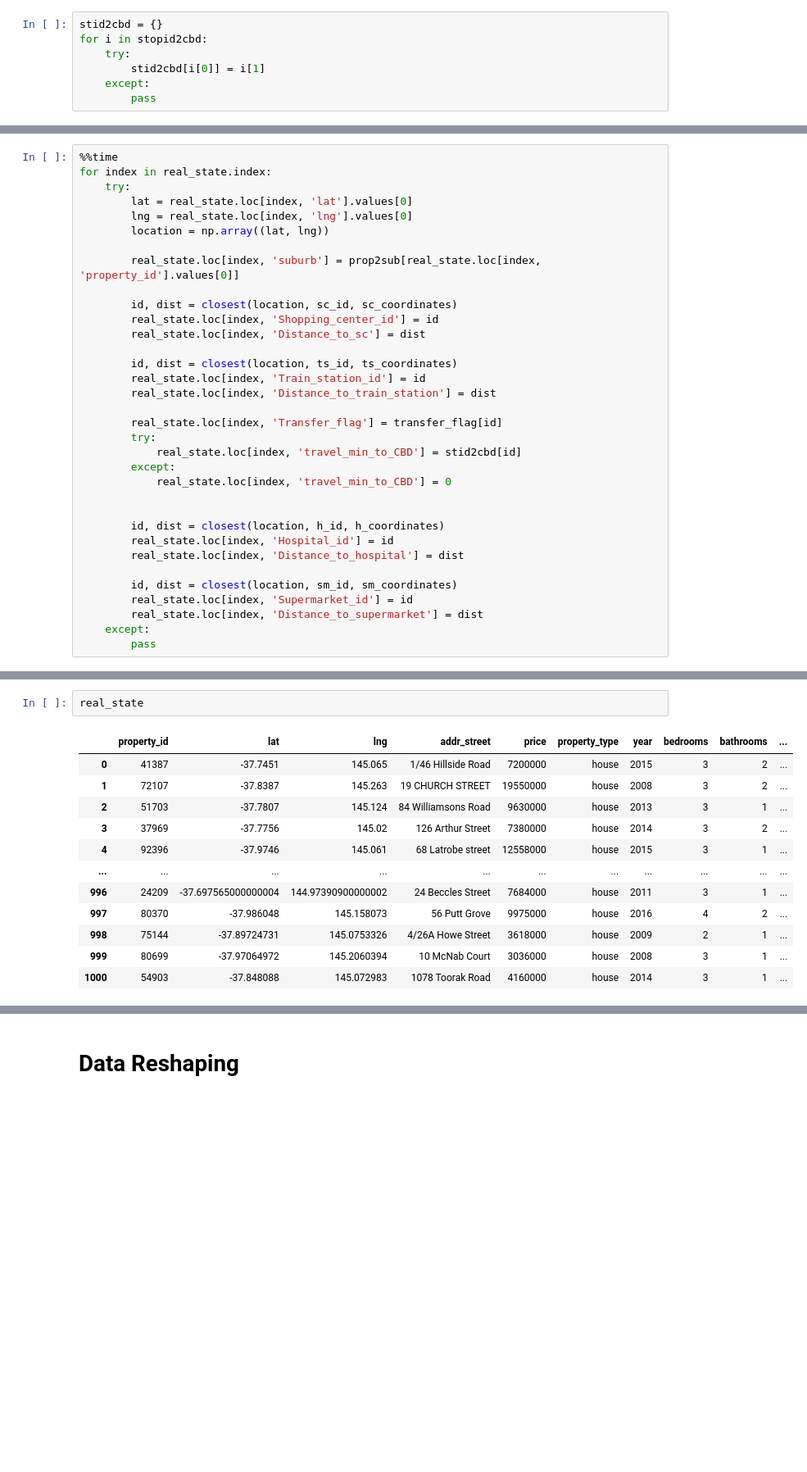
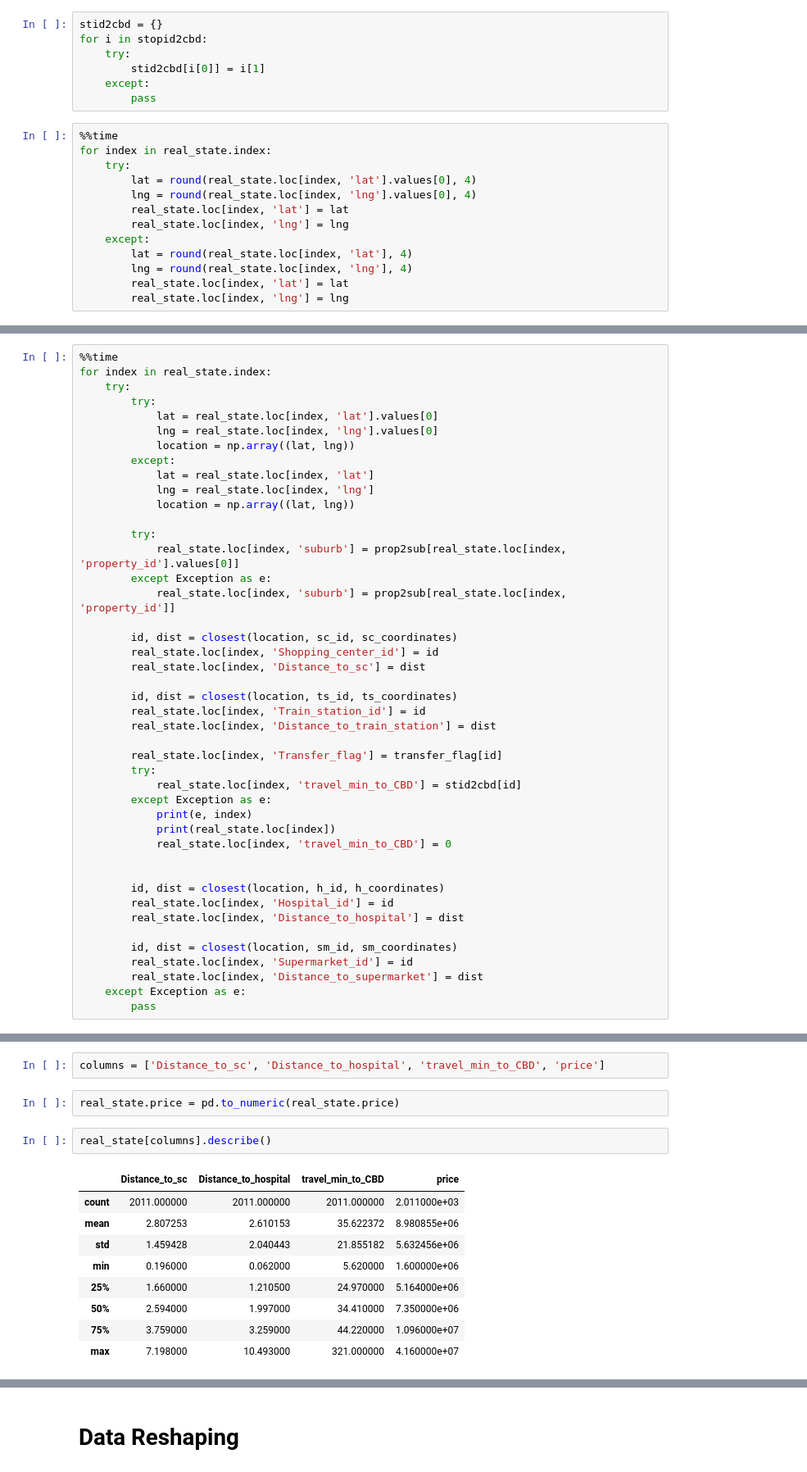
Before and after one commit to saiashirwad/ishan_dw, a Jupyter notebook: A3/A3.ipynb, the cells around one changed output, grey strips where cells are left out. Shown: that part at 82% size. Saved outputs shown, nothing was run; the diff lists cells and outputs as text; blank space fills up the shorter version.

```diff
--- a/A3/A3.ipynb
+++ b/A3/A3.ipynb
@@ -245,3 +243,16 @@ for i in stopid2cbd:
         stid2cbd[i[0]] = i[1]
     except:
         pass
+# %%
+%%time
+for index in real_state.index:
+    try:
+        lat = round(real_state.loc[index, 'lat'].values[0], 4)
+        lng = round(real_state.loc[index, 'lng'].values[0], 4)
+        real_state.loc[index, 'lat'] = lat
+        real_state.loc[index, 'lng'] = lng
+    except:
+        lat = round(real_state.loc[index, 'lat'], 4)
+        lng = round(real_state.loc[index, 'lng'], 4)
+        real_state.loc[index, 'lat'] = lat
+        real_state.loc[index, 'lng'] = lng
@@ -249,11 +263,19 @@ for i in stopid2cbd:
 %%time
 for index in real_state.index:
     try:
-        lat = real_state.loc[index, 'lat'].values[0]
-        lng = real_state.loc[index, 'lng'].values[0]
-        location = np.array((lat, lng))
+        try:
+            lat = real_state.loc[index, 'lat'].values[0]
+            lng = real_state.loc[index, 'lng'].values[0]
+            location = np.array((lat, lng))
+        except:
+            lat = real_state.loc[index, 'lat']
+            lng = real_state.loc[index, 'lng']
+            location = np.array((lat, lng))
 
-        real_state.loc[index, 'suburb'] = prop2sub[real_state.loc[index, 'property_id'].values[0]]
+        try:
+            real_state.loc[index, 'suburb'] = prop2sub[real_state.loc[index, 'property_id'].values[0]]
+        except Exception as e:
+            real_state.loc[index, 'suburb'] = prop2sub[real_state.loc[index, 'property_id']]
 
         id, dist = closest(location, sc_id, sc_coordinates)
         real_state.loc[index, 'Shopping_center_id'] = id
@@ -266,7 +288,9 @@ for index in real_state.index:
         real_state.loc[index, 'Transfer_flag'] = transfer_flag[id]
         try:
             real_state.loc[index, 'travel_min_to_CBD'] = stid2cbd[id]
-        except:
+        except Exception as e:
+            print(e, index)
+            print(real_state.loc[index])
             real_state.loc[index, 'travel_min_to_CBD'] = 0
 
 
@@ -277,6 +301,6 @@ for index in real_state.index:
         id, dist = closest(location, sm_id, sm_coordinates)
         real_state.loc[index, 'Supermarket_id'] = id
         real_state.loc[index, 'Distance_to_supermarket'] = dist
-    except:
+    except Exception as e:
         pass
 # %% [output]
@@ -300,16 +324,17 @@ real_state
 2011 rows × 21 columns
+# %%
+columns = ['Distance_to_sc', 'Distance_to_hospital', 'travel_min_to_CBD', 'price']
+# %%
+real_state.price = pd.to_numeric(real_state.price)
 # %%
-real_state
+real_state[columns].describe()
 # %% [output]
-|  | property_id | lat | lng | addr_street | price | property_type | year | bedrooms | bathrooms | ... |
-| 0 | 41387 | -37.7451 | 145.065 | 1/46 Hillside Road | 7200000 | house | 2015 | 3 | 2 | ... |
-| 1 | 72107 | -37.8387 | 145.263 | 19 CHURCH STREET | 19550000 | house | 2008 | 3 | 2 | ... |
-| 2 | 51703 | -37.7807 | 145.124 | 84 Williamsons Road | 9630000 | house | 2013 | 3 | 1 | ... |
-| 3 | 37969 | -37.7756 | 145.02 | 126 Arthur Street | 7380000 | house | 2014 | 3 | 2 | ... |
-| 4 | 92396 | -37.9746 | 145.061 | 68 Latrobe street | 12558000 | house | 2015 | 3 | 1 | ... |
-| ... | ... | ... | ... | ... | ... | ... | ... | ... | ... | ... |
-| 996 | 24209 | -37.697565000000004 | 144.97390900000002 | 24 Beccles Street | 7684000 | house | 2011 | 3 | 1 | ... |
-| 997 | 80370 | -37.986048 | 145.158073 | 56 Putt Grove | 9975000 | house | 2016 | 4 | 2 | ... |
-| 998 | 75144 | -37.89724731 | 145.0753326 | 4/26A Howe Street | 3618000 | house | 2009 | 2 | 1 | ... |
-| 999 | 80699 | -37.97064972 | 145.2060394 | 10 McNab Court | 3036000 | house | 2008 | 3 | 1 | ... |
-| 1000 | 54903 | -37.848088 | 145.072983 | 1078 Toorak Road | 4160000 | house | 2014 | 3 | 1 | ... |
+|  | Distance_to_sc | Distance_to_hospital | travel_min_to_CBD | price |
+| count | 2011.000000 | 2011.000000 | 2011.000000 | 2.011000e+03 |
+| mean | 2.807253 | 2.610153 | 35.622372 | 8.980855e+06 |
+| std | 1.459428 | 2.040443 | 21.855182 | 5.632456e+06 |
+| min | 0.196000 | 0.062000 | 5.620000 | 1.600000e+06 |
+| 25% | 1.660000 | 1.210500 | 24.970000 | 5.164000e+06 |
+| 50% | 2.594000 | 1.997000 | 34.410000 | 7.350000e+06 |
+| 75% | 3.759000 | 3.259000 | 44.220000 | 1.096000e+07 |
+| max | 7.198000 | 10.493000 | 321.000000 | 4.160000e+07 |
```
Also changed, not shown: parts of 24 cells of this notebook, 2 other files.
